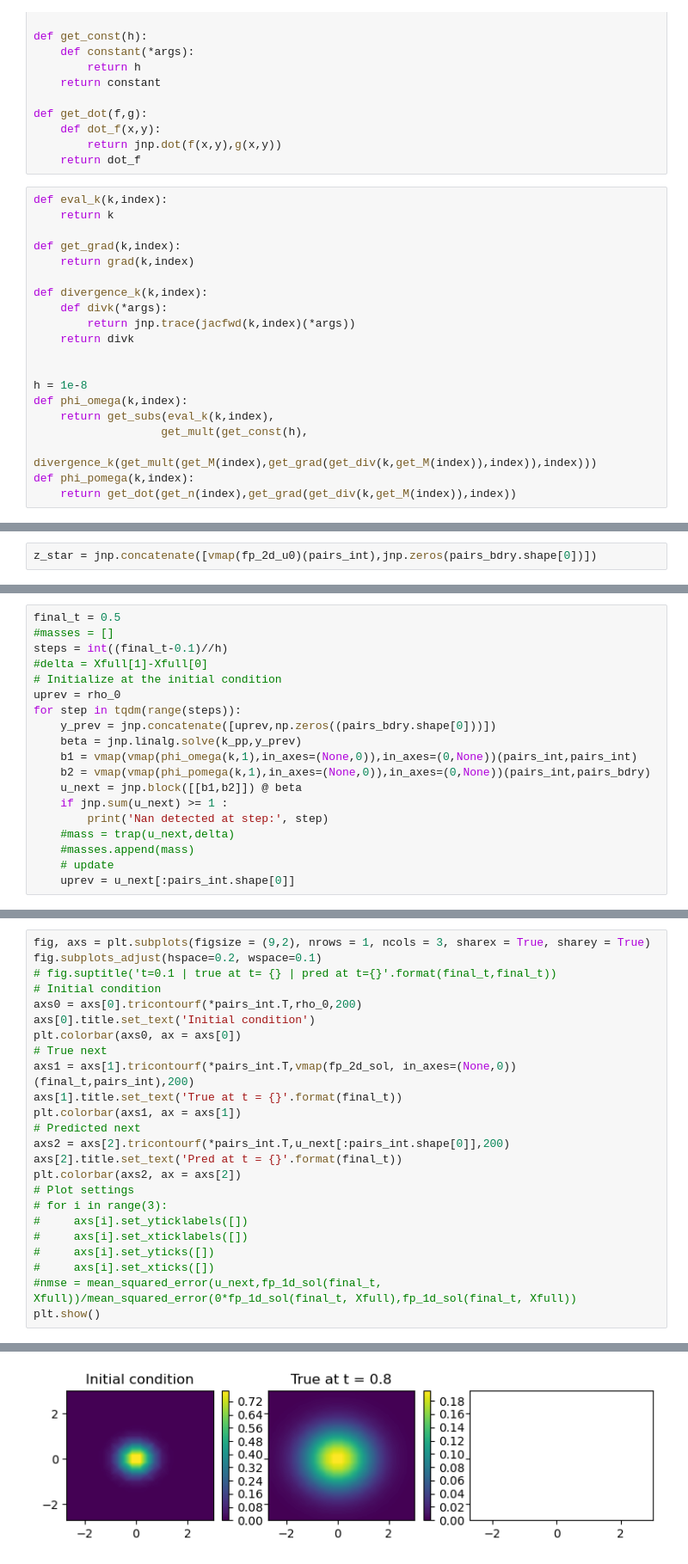
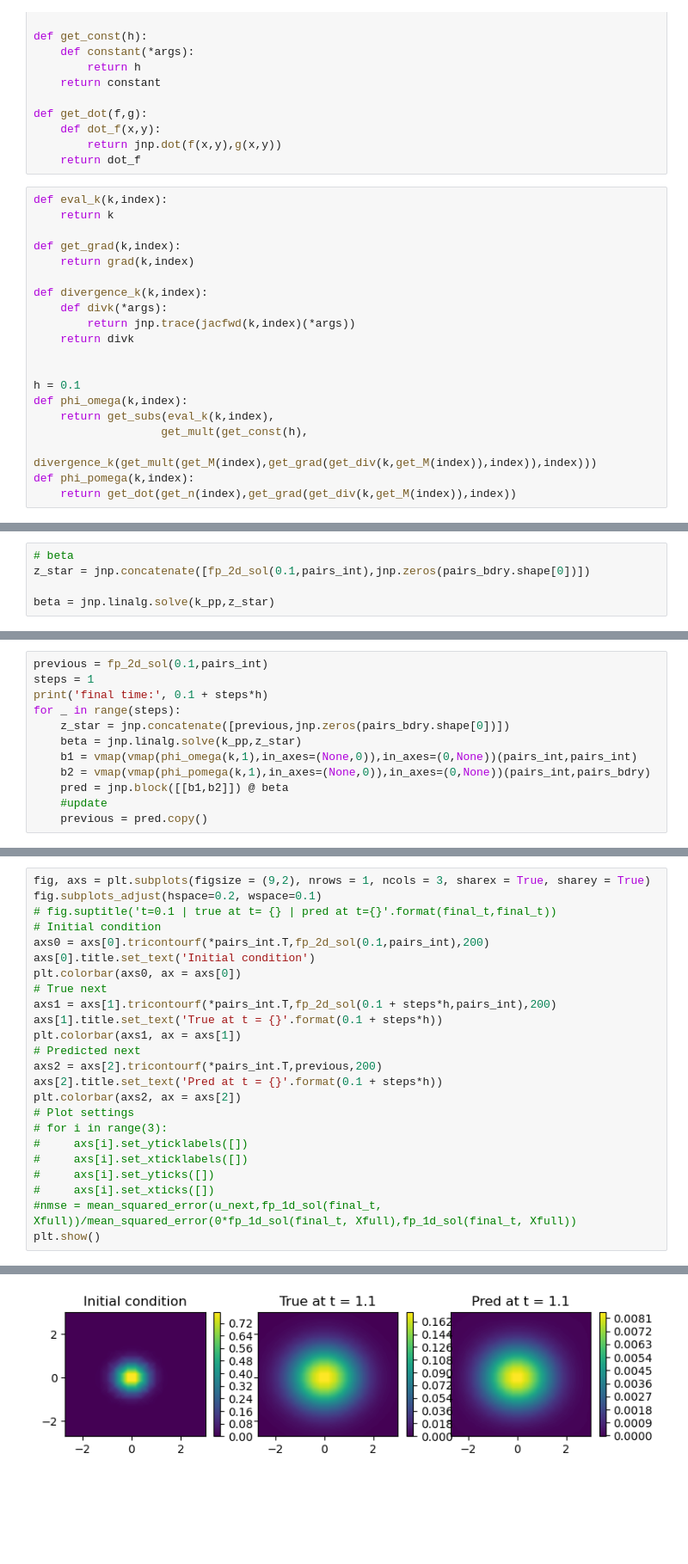
Before and after one commit to jfelipeosorio/kinetick, a Jupyter notebook: pdes/fokkerplanck_2d.ipynb, the cells around one changed output, grey strips where cells are left out. Shown at 86% size. Saved outputs shown, nothing was run; the diff lists cells and outputs as text; blank space fills up the shorter version.

```diff
--- a/pdes/fokkerplanck_2d.ipynb
+++ b/pdes/fokkerplanck_2d.ipynb
@@ -178,7 +177,7 @@ def divergence_k(k,index):
     return divk
 
 
-h = 1e-8
+h = 0.1
 def phi_omega(k,index):
     return get_subs(eval_k(k,index),
                    get_mult(get_const(h),
@@ -197,2 +202,5 @@ k_pp = k_pp + 1e-8*jnp.diag(jnp.diag(k_pp))
 # %%
-z_star = jnp.concatenate([vmap(fp_2d_u0)(pairs_int),jnp.zeros(pairs_bdry.shape[0])])
+# beta
+z_star = jnp.concatenate([fp_2d_sol(0.1,pairs_int),jnp.zeros(pairs_bdry.shape[0])])
+
+beta = jnp.linalg.solve(k_pp,z_star)
@@ -230,20 +270,13 @@ plt.show()
 # %%
-final_t = 0.5
-#masses = []
-steps = int((final_t-0.1)//h)
-#delta = Xfull[1]-Xfull[0]
-# Initialize at the initial condition
-uprev = rho_0
-for step in tqdm(range(steps)):
-    y_prev = jnp.concatenate([uprev,np.zeros((pairs_bdry.shape[0]))])
-    beta = jnp.linalg.solve(k_pp,y_prev)
+previous = fp_2d_sol(0.1,pairs_int)
+steps = 1
+print('final time:', 0.1 + steps*h)
+for _ in range(steps):
+    z_star = jnp.concatenate([previous,jnp.zeros(pairs_bdry.shape[0])])
+    beta = jnp.linalg.solve(k_pp,z_star)
     b1 = vmap(vmap(phi_omega(k,1),in_axes=(None,0)),in_axes=(0,None))(pairs_int,pairs_int)
     b2 = vmap(vmap(phi_pomega(k,1),in_axes=(None,0)),in_axes=(0,None))(pairs_int,pairs_bdry)
-    u_next = jnp.block([[b1,b2]]) @ beta
-    if jnp.sum(u_next) >= 1 :
-        print('Nan detected at step:', step)
-    #mass = trap(u_next,delta)
-    #masses.append(mass)
-    # update
-    uprev = u_next[:pairs_int.shape[0]]
+    pred = jnp.block([[b1,b2]]) @ beta
+    #update
+    previous = pred.copy()
 # %% [output]
@@ -308,16 +300,16 @@ fig, axs = plt.subplots(figsize = (9,2), nrows = 1, ncols = 3, sharex = True, sh
 fig.subplots_adjust(hspace=0.2, wspace=0.1)
 # fig.suptitle('t=0.1 | true at t= {} | pred at t={}'.format(final_t,final_t))
 # Initial condition
-axs0 = axs[0].tricontourf(*pairs_int.T,rho_0,200)
+axs0 = axs[0].tricontourf(*pairs_int.T,fp_2d_sol(0.1,pairs_int),200)
 axs[0].title.set_text('Initial condition')
 plt.colorbar(axs0, ax = axs[0])
 # True next
-axs1 = axs[1].tricontourf(*pairs_int.T,vmap(fp_2d_sol, in_axes=(None,0))(final_t,pairs_int),200)
-axs[1].title.set_text('True at t = {}'.format(final_t))
+axs1 = axs[1].tricontourf(*pairs_int.T,fp_2d_sol(0.1 + steps*h,pairs_int),200)
+axs[1].title.set_text('True at t = {}'.format(0.1 + steps*h))
 plt.colorbar(axs1, ax = axs[1])
 # Predicted next
-axs2 = axs[2].tricontourf(*pairs_int.T,u_next[:pairs_int.shape[0]],200)
-axs[2].title.set_text('Pred at t = {}'.format(final_t))
+axs2 = axs[2].tricontourf(*pairs_int.T,previous,200)
+axs[2].title.set_text('Pred at t = {}'.format(0.1 + steps*h))
 plt.colorbar(axs2, ax = axs[2])
 # Plot settings
 # for i in range(3):
@@ -332 +323 @@ ValueError: z array must not contain non-finite values within the triangulation
-[figure, old version]
+[figure, new version]
```
Also changed, not shown: parts of 21 cells of this notebook.
